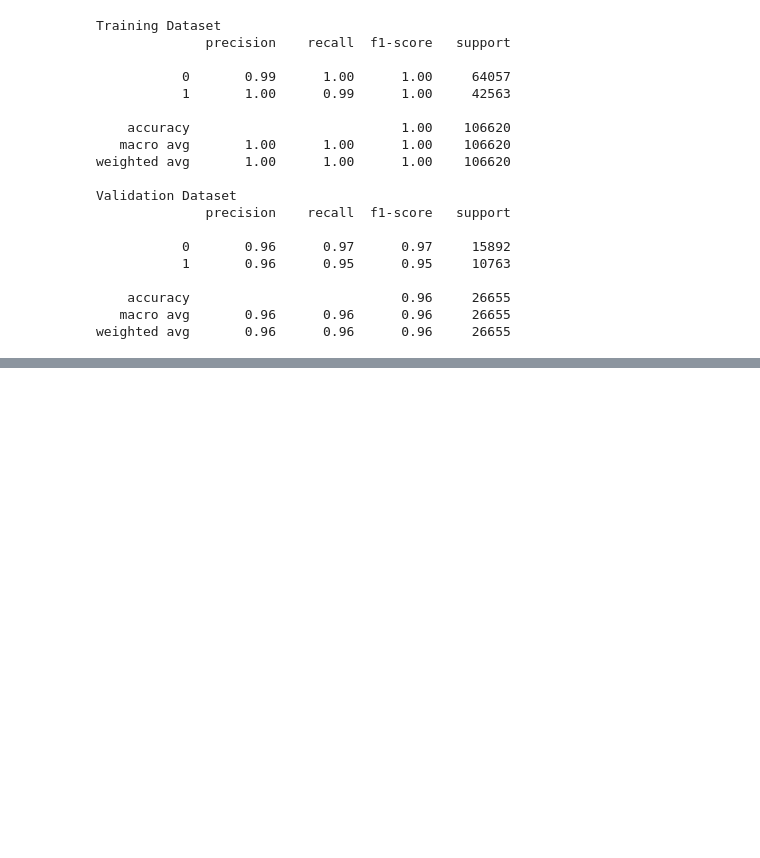
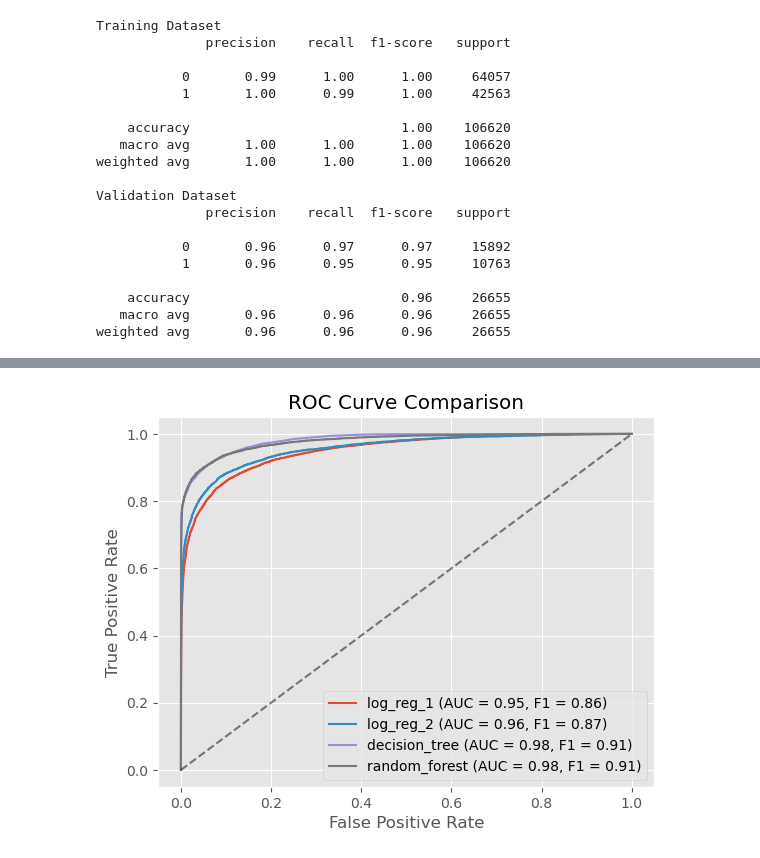
Before and after one commit to an6122003/COSC2753-Machine-Learning-ASM1-2024A, a Jupyter notebook: notebooks/4. Model Development.ipynb, the cells around one changed output, grey strips where cells are left out. Saved outputs shown, nothing was run; the diff lists cells and outputs as text; code cells hidden in the pictures; blank space fills up the shorter version.

```diff
--- a/notebooks/4. Model Development.ipynb
+++ b/notebooks/4. Model Development.ipynb
@@ -165,6 +167,7 @@ hyper_para = {
 log_reg = LogisticRegression(random_state=0, solver='saga', max_iter=1000, class_weight='balanced')
 # %%
 clfs_perf = dict()
+clfs_hyperpara = dict()
 # %% [markdown]
 We will use grid search to train our classifier for each of those lambda values and evaluate their performance
 # %% [markdown]
@@ -342,5 +312,0 @@ weighted avg       0.89      0.89      0.89     26655
-# %%
-# Degree 3 Polynomial Features:
-poly = PolynomialFeatures(3)
-x_train_poly_3 = poly.fit_transform(x_train)
-x_val_poly_3 = poly.transform(x_val)
@@ -609,0 +642,81 @@ FileNotFoundError: [Errno 2] No such file or directory: '../images/ModelDev_ROC_
+# %%
+def train_and_plot(clfs_hyperpara, X_train, y_train, X_val, y_val):
+    for name, params in clfs_hyperpara.items():
+        print(f"Classifier: {color.RED}{color.BOLD}{name}{color.END}")
+        if 'log_reg_1' in name:
+            if params['penalty'] == 'l1':
+                solver = 'liblinear'
+            else:
+                solver = 'lbfgs'  # Or any other suitable solver for 'l2' penalty
+            clf = LogisticRegression(solver=solver, **params)
+        elif 'log_reg_2' in name:
+            if params['penalty'] == 'l1':
+                solver = 'liblinear'
+            else:
+                solver = 'lbfgs'  # Or any other suitable solver for 'l2' penalty
+            poly = PolynomialFeatures(2)
+            X_train_poly = poly.fit_transform(X_train)
+            X_val_poly = poly.transform(X_val)
+            clf = LogisticRegression(solver=solver, **params)
+
+            # Train the classifier on the entire training dataset
+            clf.fit(X_train_poly, y_train)
+
+            # Predict probabilities and class labels for the validation set
+            prob_y = clf.predict_proba(X_val_poly)[:, 1]
+            pred_y = clf.predict(X_val_poly)
+
+            # Compute ROC curve and AUC score
+            fpr, tpr, thresholds = roc_curve(y_val, prob_y)
+            roc_auc = auc(fpr, tpr)
+
+            # Compute F1 score
+            f1 = f1_score(y_val, pred_y)
+
+            # Print AUC, F1, and hyperparameters
+            print(f"AUC: {roc_auc:.2f}, F1: {f1:.2f}, Hyperparameters: {params}")
+
+            # Plot ROC curve
+            plt.plot(fpr, tpr, label=f"{name} (AUC = {roc_auc:.2f}, F1 = {f1:.2f})")
+            continue
+        elif 'decision_tree' in name:
+            clf = DecisionTreeClassifier(**params)
+        elif 'random_forest' in name:
+            clf = RandomForestClassifier(**params)
+        else:
+            continue  # Skip unknown classifier
+
+        # Train the classifier on the entire training dataset
+        clf.fit(X_train, y_train)
+
+        # Predict probabilities and class labels for the validation set
+        prob_y = clf.predict_proba(X_val)[:, 1]
+        pred_y = clf.predict(X_val)
+
+        # Compute ROC curve and AUC score
+        fpr, tpr, thresholds = roc_curve(y_val, prob_y)
+        roc_auc = auc(fpr, tpr)
+
+        # Compute F1 score
+        f1 = f1_score(y_val, pred_y)
+
+        # Print AUC, F1, and hyperparameters
+        print(f"AUC: {roc_auc:.2f}, F1: {f1:.2f}, Hyperparameters: {params}")
+
+        # Plot ROC curve
+        plt.plot(fpr, tpr, label=f"{name} (AUC = {roc_auc:.2f}, F1 = {f1:.2f})")
+
+    # Plot random classifier line
+    plt.plot([0, 1], [0, 1], linestyle="--", color="black", alpha=0.5)
+
+    # Add labels and legend
+    plt.xlabel("False Positive Rate")
+    plt.ylabel("True Positive Rate")
+    plt.title("ROC Curve Comparison")
+    plt.legend()
+
+    # Show plot
+    plt.show()
+
+train_and_plot(clfs_hyperpara, x_train, y_train, x_val, y_val)
+# %% [output]
@@ -609,0 +731 @@ FileNotFoundError: [Errno 2] No such file or directory: '../images/ModelDev_ROC_
+[figure, added]
```
Also changed, not shown: parts of 17 cells of this notebook.
